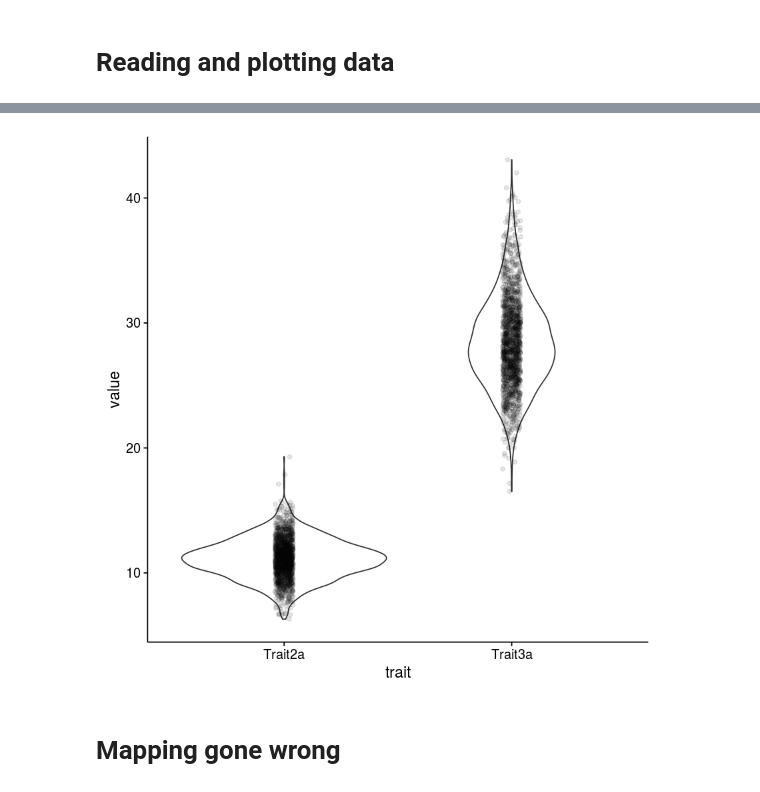
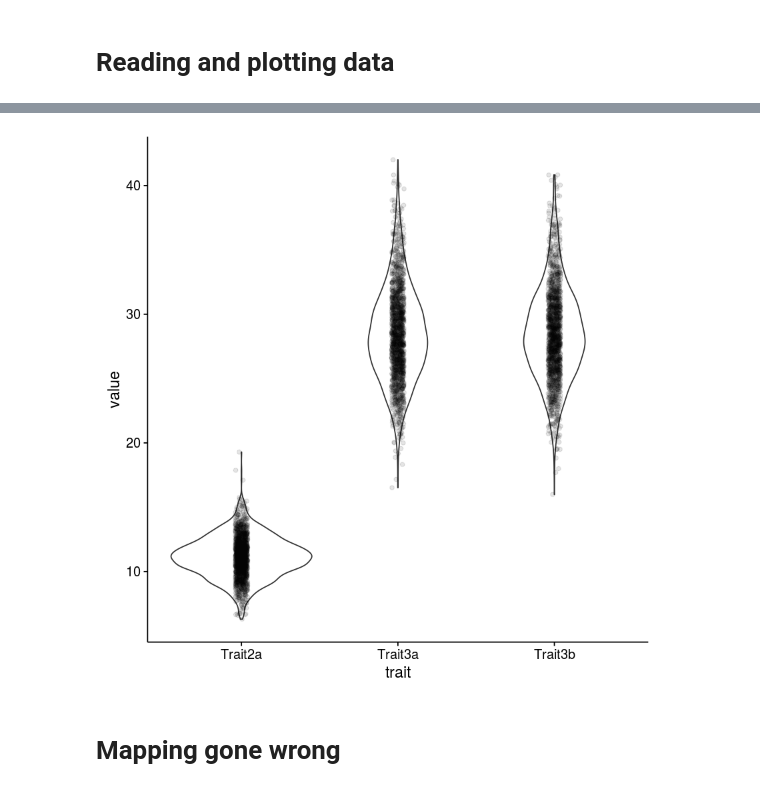
Before and after one commit to diogro/QGcourse, a Jupyter notebook: F3 mapping tutorial.ipynb, the cells around one changed output, grey strips where cells are left out. Drawn from its saved outputs; the diff is of its cells as text; code cells hidden in the pictures.

```diff
--- a/F3 mapping tutorial.ipynb
+++ b/F3 mapping tutorial.ipynb
@@ -75,7 +59,7 @@ See spec(...) for full column specifications.
 | 3849 | 188 | M | 1172 | 1299 | 1299 | 8 | 8 | 0.08899844 | 10.963172 | ⋯ | 0 | ... |
 # %%
 f3_data %>%
-    gather(trait, value, Trait2a:Trait3a) %>%
+    gather(trait, value, Trait2a:Trait3b) %>%
     ggplot(aes(trait, value)) + geom_violin() + geom_jitter(width = 0.1, alpha = 0.1)
 # %% [output]
 Warning message:
@@ -84,4 +68,4 @@ Warning message:
-[figure, old version]
+[figure, new version]
 # %% [markdown]
 # Mapping gone wrong
 # %% [markdown]
```
Also changed, not shown: parts of 6 cells of this notebook.
